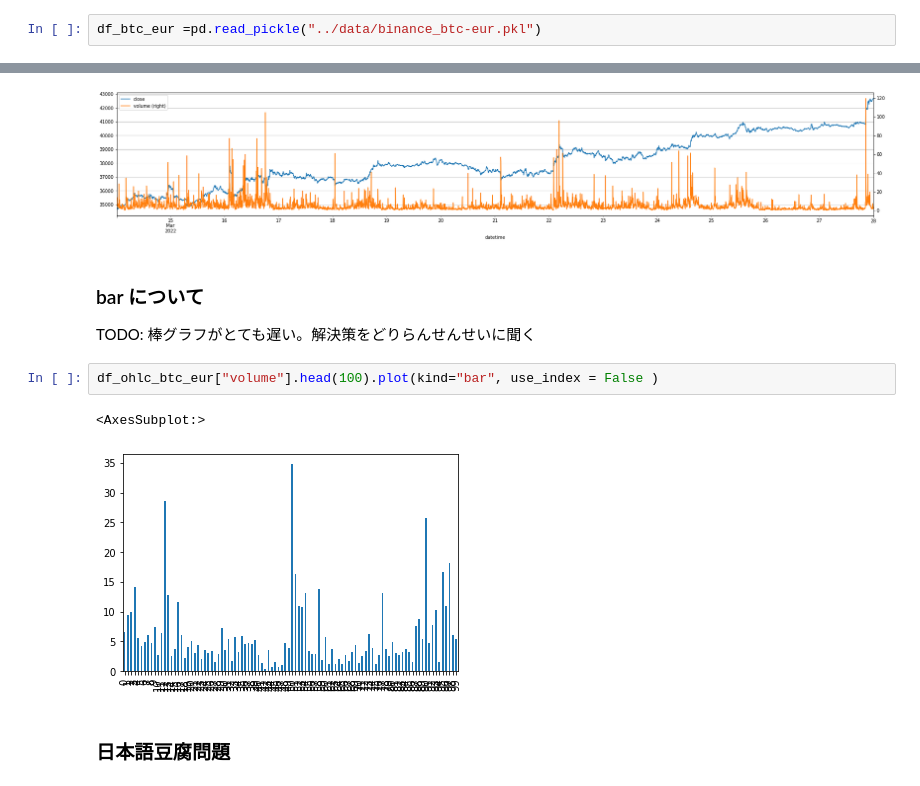
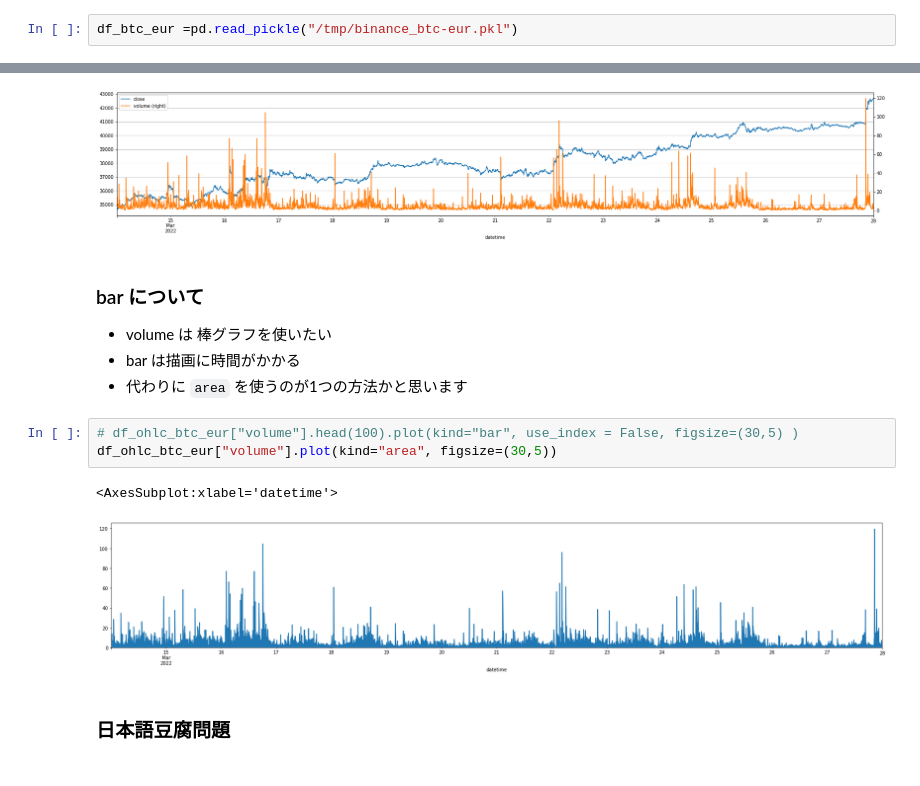
Before and after one commit to fin-py/botter4visualization, a Jupyter notebook: source/static_plots.ipynb, the cells around one changed output, grey strips where cells are left out. Cells and saved outputs as stored; diff of their text form.

```diff
--- a/source/static_plots.ipynb
+++ b/source/static_plots.ipynb
@@ -16,7 +23,7 @@
 # %%
 import pandas as pd
 # %%
-df_btc_eur =pd.read_pickle("../data/binance_btc-eur.pkl")
+df_btc_eur =pd.read_pickle("/tmp/binance_btc-eur.pkl")
 # %%
 df_btc_eur.head()
 # %% [output]
@@ -136,14 +142,17 @@ df_ohlc_btc_eur[["close", "volume"]].plot(
 # %% [output]
 <AxesSubplot:xlabel='datetime'>
 [figure]
-# %% [markdown]
-### bar について
-
-TODO: 棒グラフがとても遅い。解決策をどりらんせんせいに聞く
+# %% [markdown]
+### bar について
+
+- volume は 棒グラフを使いたい
+- bar は描画に時間がかかる
+- 代わりに `area` を使うのが1つの方法かと思います
 # %%
-df_ohlc_btc_eur["volume"].head(100).plot(kind="bar", use_index = False )
+# df_ohlc_btc_eur["volume"].head(100).plot(kind="bar", use_index = False, figsize=(30,5) )
+df_ohlc_btc_eur["volume"].plot(kind="area", figsize=(30,5))
 # %% [output]
-<AxesSubplot:>
+<AxesSubplot:xlabel='datetime'>
-[figure, old version]
+[figure, new version]
 # %% [markdown]
 ### 日本語豆腐問題
```
Also changed, not shown: parts of 12 cells of this notebook.
